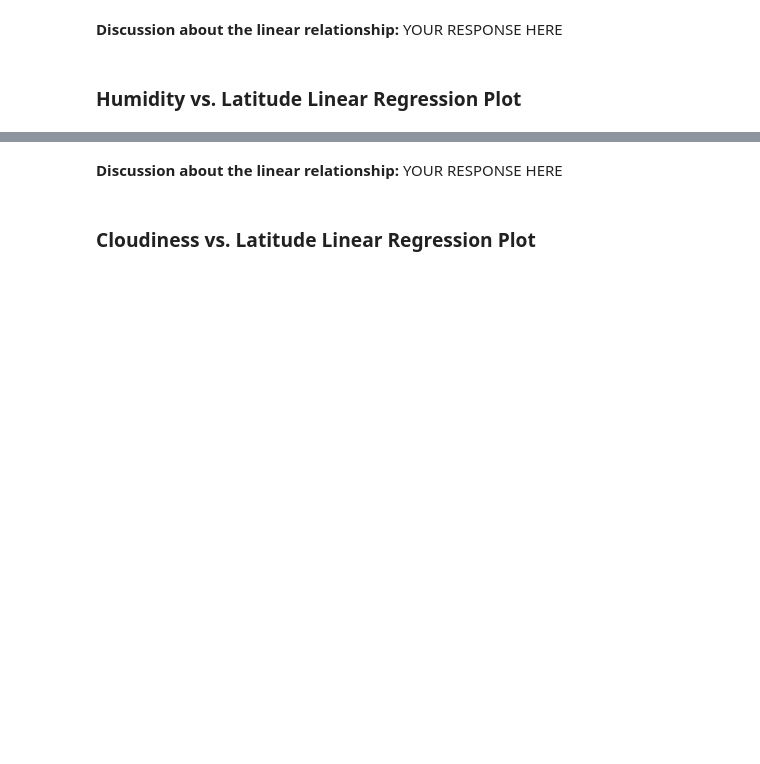
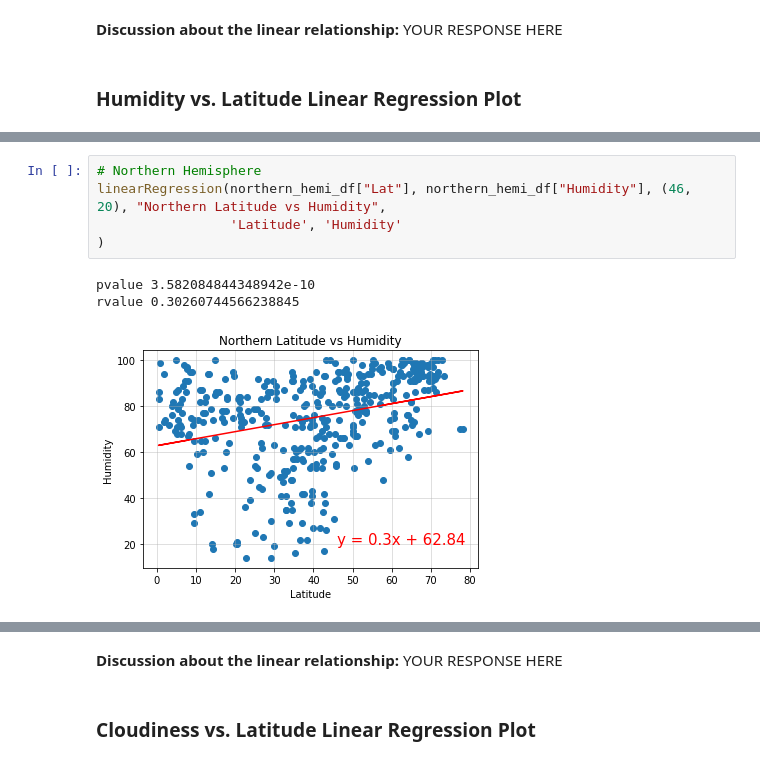
Before and after one commit to isabellajade/python-api-challenge, a Jupyter notebook: WeatherPy/WeatherPy.ipynb, the cells around one changed output, grey strips where cells are left out. Drawn from its saved outputs; the diff is of its cells as text; blank space fills up the shorter version.

```diff
--- a/WeatherPy/WeatherPy.ipynb
+++ b/WeatherPy/WeatherPy.ipynb
@@ -383,0 +346,9 @@ The r-value is: 0.0002808747046324607
+# %%
+# Northern Hemisphere
+linearRegression(northern_hemi_df["Lat"], northern_hemi_df["Humidity"], (46, 20), "Northern Latitude vs Humidity",
+                 'Latitude', 'Humidity'
+)
+# %% [output]
+pvalue 3.582084844348942e-10
+rvalue 0.30260744566238845
+[figure, added]
```
Also changed, not shown: parts of 23 cells of this notebook.
